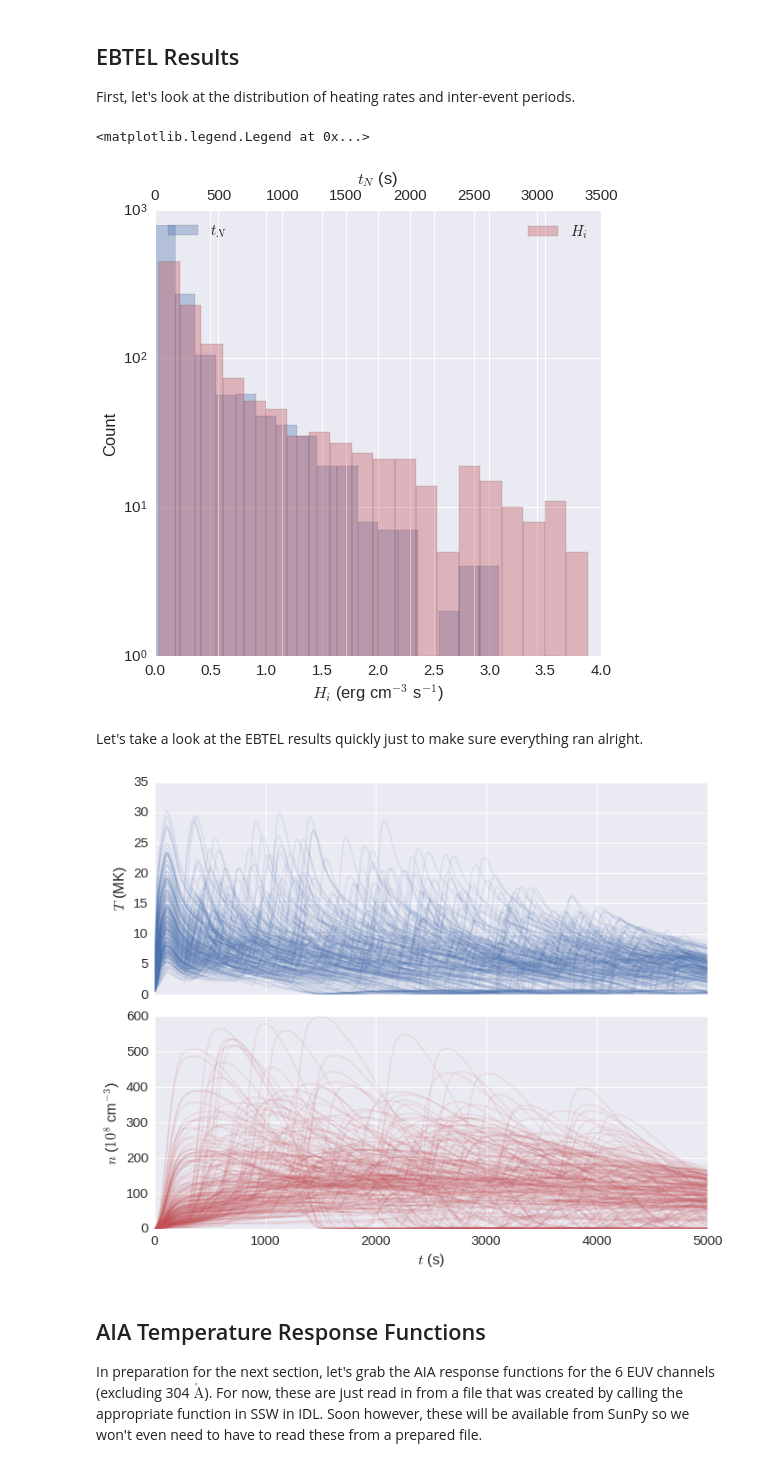
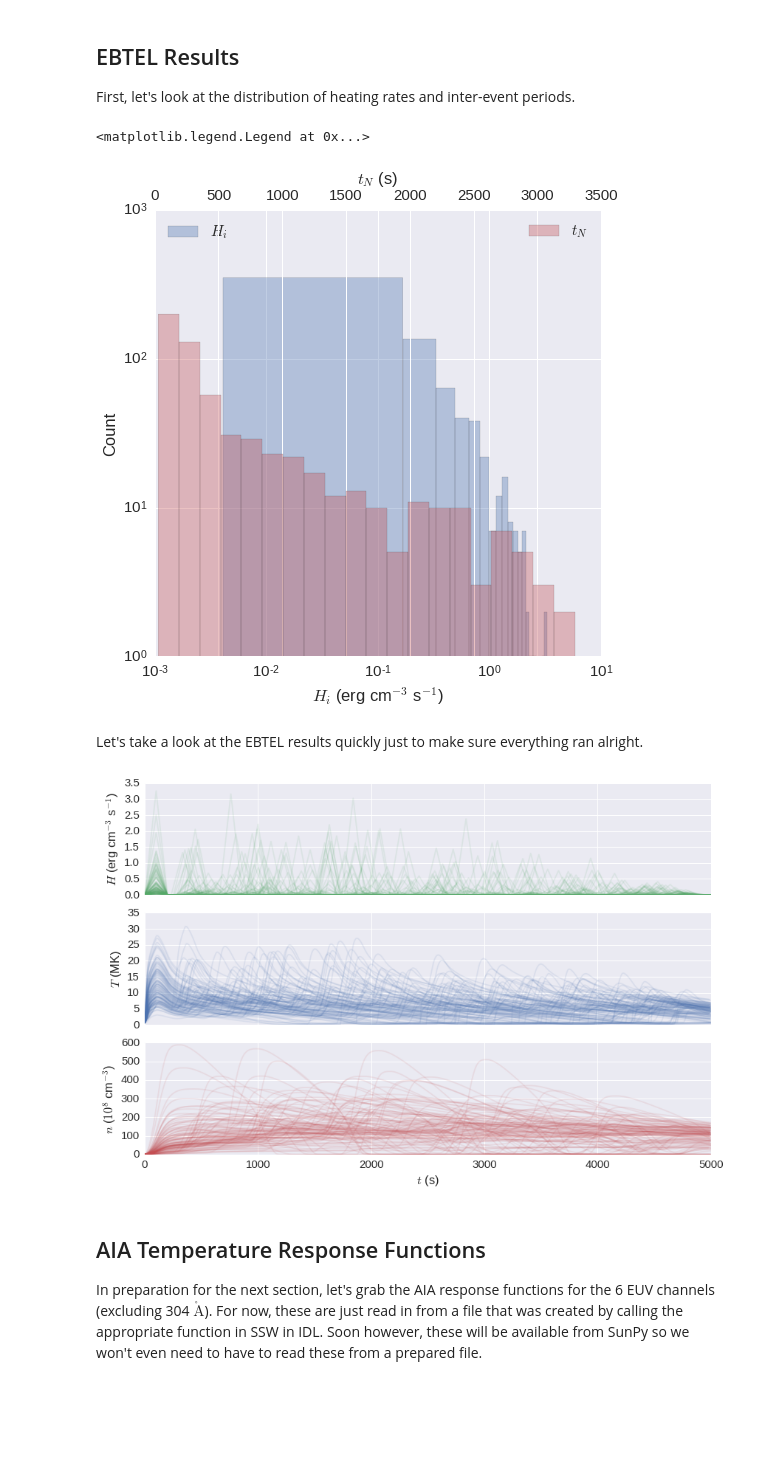
Before and after one commit to wtbarnes/research_notebook, a Jupyter notebook: FieldLineViz/field_line_viz_pipeline_example.ipynb, the cells around one changed output. Cells and saved outputs as stored; diff of their text form; code cells hidden in the pictures; blank space fills up the shorter version.

```diff
--- a/FieldLineViz/field_line_viz_pipeline_example.ipynb
+++ b/FieldLineViz/field_line_viz_pipeline_example.ipynb
@@ -270,7 +273,7 @@ yt : [INFO     ] 2016-08-10 18:00:20,670 Parameters: cosmological_simulation   =
 # %% [markdown]
 Find the appropriate seed points. These are chosen so that they lie only in regions of the map with negative polarity. Another approach is just to randomly sample the _entire_ domain with lots of points and then filter appropriately. We can be a bit smarter though.
 # %%
-N=500
+N=250
 seed_points = find_seed_points_smart(ds,boundary_map,N=N,mask_thresh=0.1,lower_boundary_safety=0.0)
 streamlines = yt.visualization.api.Streamlines(ds,
                                                seed_points,
@@ -339,0 +341,15 @@ ax.set_zlabel(r'$z$ (cm)')
+# %%
+fig = plt.figure(figsize=(10,10))
+ax = fig.gca(projection=hmi_map_cropped)
+hmi_map_cropped.plot(axes=ax)
+#ax.scatter((0.*u.arcsec).to(u.deg),(510.*u.arcsec).to(u.deg),
+#           c='r',s=50,transform=ax.get_transform('world'))
+ax.set_autoscale_on(False)
+for stream,mag in zip(streamlines.streamlines,streamlines.magnitudes):
+    stream = stream[np.all(stream != 0.0, axis=1)]
+    mag = mag[np.all(stream != 0.0, axis=1)]
+    if np.fabs(stream[0,2] - stream[-1,2]) < 0.05*ds.domain_width[2]:
+        ax.plot(ang_to_len(stream[:,0]*u.cm,boundary_map,working_units=u.arcsec).to(u.deg),
+                ang_to_len(stream[:,1]*u.cm,boundary_map,working_units=u.arcsec).to(u.deg),
+                alpha=0.75,color=sns.color_palette('deep')[0],transform=ax.get_transform('world'))
+plt.show()
@@ -393,8 +416,14 @@ We can interpret this as the total amount of energy available to be injected int
 First, set the base dictionary needed to configure an EBTEL run.
 # %%
 #input dictionary
-config_dict = {'usage_option':'no_dem','rad_option':'rk','dem_option':'new','heat_flux_option':'classical',
-              'solver':'rka4','ic_mode':'st_eq','print_plasma_params':'True'}
+config_dict = {'usage_option':'no_dem',
+               'rad_option':'rk',
+               'dem_option':'new',
+               'heat_flux_option':'classical',
+               'solver':'rka4',
+               'ic_mode':'st_eq',
+               'print_plasma_params':'True'
+              }
 config_dict['total_time'] = 5000.
 config_dict['tau'] = 0.01
 config_dict['rka_error'] = 1.0e-5
@@ -475,34 +508,37 @@ First, let's look at the distribution of heating rates and inter-event periods.
 fig = plt.figure(figsize=(8,8))
 ax = fig.gca()
 ax_top = ax.twiny()
-_ = ax_top.hist(inter_event_periods,bins=20,color=sns.color_palette('deep')[2],alpha=0.35,label=r'$H_i$')
-_ = ax.hist(heating_rates,bins=20,color=sns.color_palette('deep')[0],alpha=0.35,label=r'$t_N$')
+_ = ax_top.hist(inter_event_periods,bins=20,color=sns.color_palette('deep')[2],alpha=0.35,label=r'$t_N$')
+_ = ax.hist(heating_rates,bins=20,color=sns.color_palette('deep')[0],alpha=0.35,label=r'$H_i$')
 ax.set_xlabel(r'$H_i$ (erg cm$^{-3}$ s$^{-1}$)')
 ax_top.set_xlabel(r'$t_N$ (s)')
 ax.set_ylabel(r'Count')
 ax.set_yscale('log')
+ax.set_xscale('log')
 ax.legend(loc=2)
 ax_top.legend(loc=1)
 # %% [output]
 <matplotlib.legend.Legend at 0x...>
-[figure, old version]
+[figure, new version]
 # %% [markdown]
 Let's take a look at the EBTEL results quickly just to make sure everything ran alright.
 # %%
 #Warning! This takes several minutes! Better to skip it...
-fig,axes = plt.subplots(2,1,figsize=(10,8),sharex=True)
+fig,axes = plt.subplots(3,1,figsize=(12,8),sharex=True)
 for loop in active_region_loops:
     data = np.loadtxt(os.path.join(top_results_dir,'data',loop['name']+'.txt'))
-    time,temperature,density = data[:,0],data[:,1],data[:,2]
-    axes[0].plot(time,temperature/1e+6,color=sns.color_palette('deep')[0],alpha=0.1)
-    axes[1].plot(time,density/1e+8,color=sns.color_palette('deep')[2],alpha=0.1)
-axes[1].set_xlabel(r'$t$ (s)')
-axes[0].set_ylabel(r'$T$ (MK)')
-axes[1].set_ylabel(r'$n$ ($10^8$ cm$^{-3}$)')
-axes[1].set_xlim([0,config_dict['total_time']])
+    time,temperature,density,heat = data[:,0],data[:,1],data[:,2],data[:,-4]
+    axes[0].plot(time,heat,color=sns.color_palette('deep')[1],alpha=0.1)
+    axes[1].plot(time,temperature/1e+6,color=sns.color_palette('deep')[0],alpha=0.1)
+    axes[2].plot(time,density/1e+8,color=sns.color_palette('deep')[2],alpha=0.1)
+axes[2].set_xlabel(r'$t$ (s)')
+axes[0].set_ylabel(r'$H$ (erg cm$^{-3}$ s$^{-1}$)')
+axes[1].set_ylabel(r'$T$ (MK)')
+axes[2].set_ylabel(r'$n$ ($10^8$ cm$^{-3}$)')
+axes[2].set_xlim([0,config_dict['total_time']])
 plt.tight_layout()
 # %% [output]
-[figure, old version]
+[figure, new version]
 # %% [markdown]
 ## AIA Temperature Response Functions
 In preparation for the next section, let's grab the AIA response functions for the 6 EUV channels (excluding 304 $\mathrm{\mathring{A}}$). For now, these are just read in from a file that was created by calling the appropriate function in SSW in IDL. Soon however, these will be available from SunPy so we won't even need to have to read these from a prepared file.
```
Also changed, not shown: parts of 22 cells of this notebook, 5 other files.
